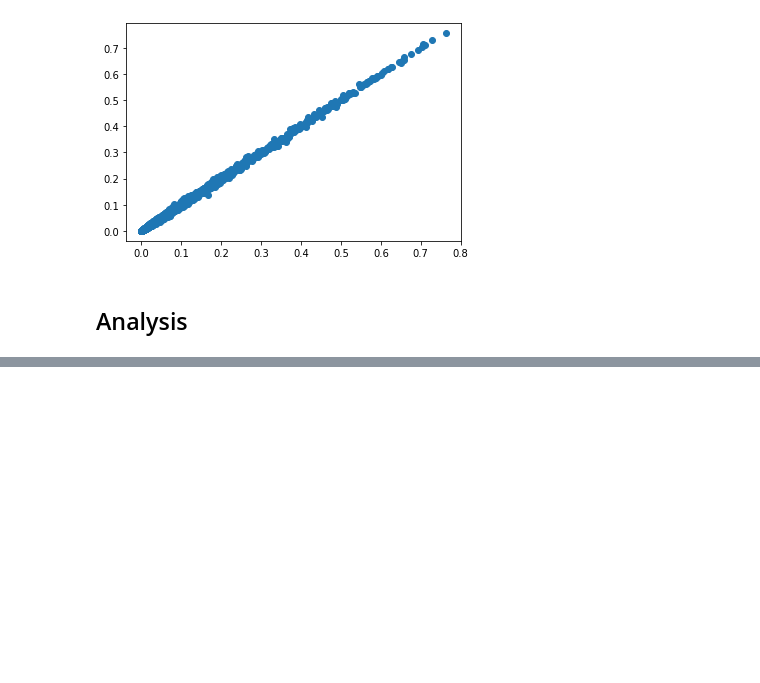
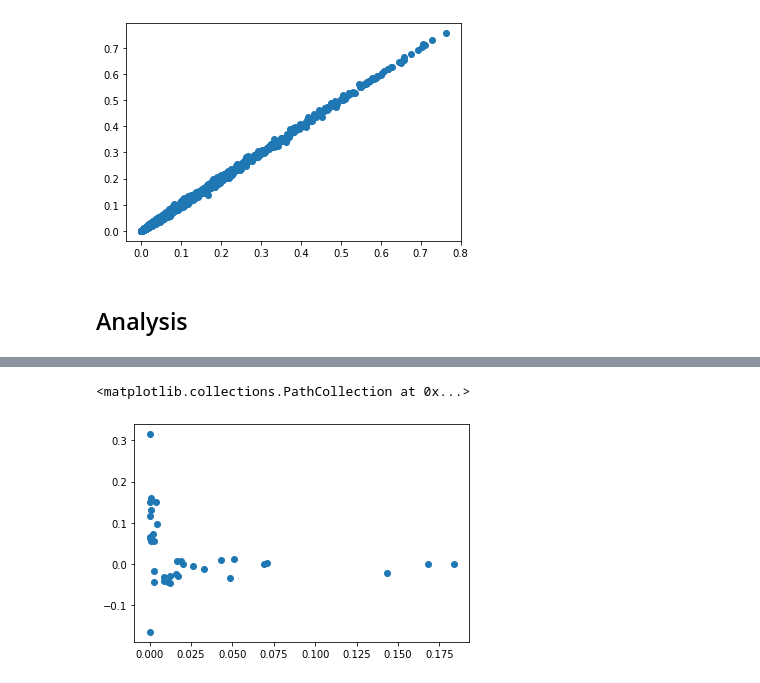
Before and after one commit to womogenes/top-tagging, a Jupyter notebook: exploration.ipynb, the cells around one changed output, grey strips where cells are left out. Saved outputs shown, nothing was run; the diff lists cells and outputs as text; code cells hidden in the pictures; blank space fills up the shorter version.

```diff
--- a/exploration.ipynb
+++ b/exploration.ipynb
@@ -130,0 +146,11 @@ plt.imshow(image, cmap="hot")
+# %%
+# Why is nothing showing for W and Z bosons?
+for i, event in enumerate(events):
+    if event["y"][2] == 1:
+        jets = event["x"]
+        break
+# %%
+plt.scatter(*jets[:, [0, 1]].T)
+# %% [output]
+<matplotlib.collections.PathCollection at 0x...>
+[figure, added]
```
Also changed, not shown: parts of 5 cells of this notebook.
